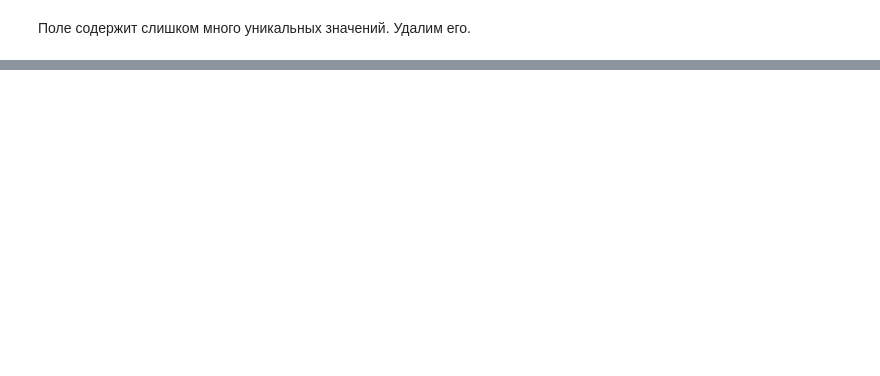
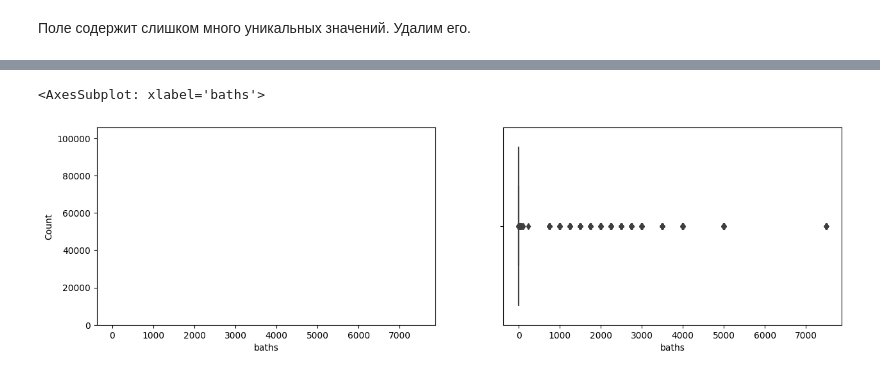
Before and after one commit to andreydokuchaev/sf-final-project, a Jupyter notebook: project.ipynb, the cells around one changed output, grey strips where cells are left out. Cells and saved outputs as stored; diff of their text form; code cells hidden in the pictures; blank space fills up the shorter version.

Commit message:
Transform complete

```diff
--- a/project.ipynb
+++ b/project.ipynb
@@ -796,3 +959,6 @@ df['schools_name']
+# %%
+# удалим столбец с названиями школ и классами
+df = df.drop(['schools_name', 'schools_grades'], axis=1)
 # %% [markdown]
 ##### Преобразуем столбец с данными о количестве спальных мест
 # %%
@@ -800,11 +979,11 @@ df['beds'].value_counts()
 # %%
 def transform_beds(beds):
     if beds is np.NaN:
-        return beds
+        return np.NaN
 
     beds = beds.lower()
 
-    if 'acre' in beds or 'sqft' in beds or 'baths' in beds:
+    if 'acre' in beds or 'sqft' in beds or 'bath' in beds or '--' in beds or ' ' in beds:
         return np.NaN
 
     if ',' in beds:
@@ -819,11 +998,9 @@ def transform_beds(beds):
     if match:
         return match.group()
 
-    return np.NaN
+    return beds
 # %%
-df['beds'] = df['beds'].apply(transform_beds)
+df['beds'] = df['beds'].apply(transform_beds).astype(float)
-# %%
-df['beds'] = df['beds'].astype(float)
 # %% [markdown]
 ##### Преобразуем столбец с количеством этажей
 # %%
@@ -874,0 +1095,7 @@ df = df.drop(['mls-id', 'MlsId'], axis=1)
+# %%
+fig, axes = plt.subplots(nrows=1, ncols=2, figsize=(15, 4))
+sns.histplot(data=df, x='baths', ax=axes[0])
+sns.boxplot(data=df, x='baths', ax=axes[1])
+# %% [output]
+<AxesSubplot: xlabel='baths'>
+[figure, added]
```
Also changed, not shown: parts of 34 cells of this notebook.
